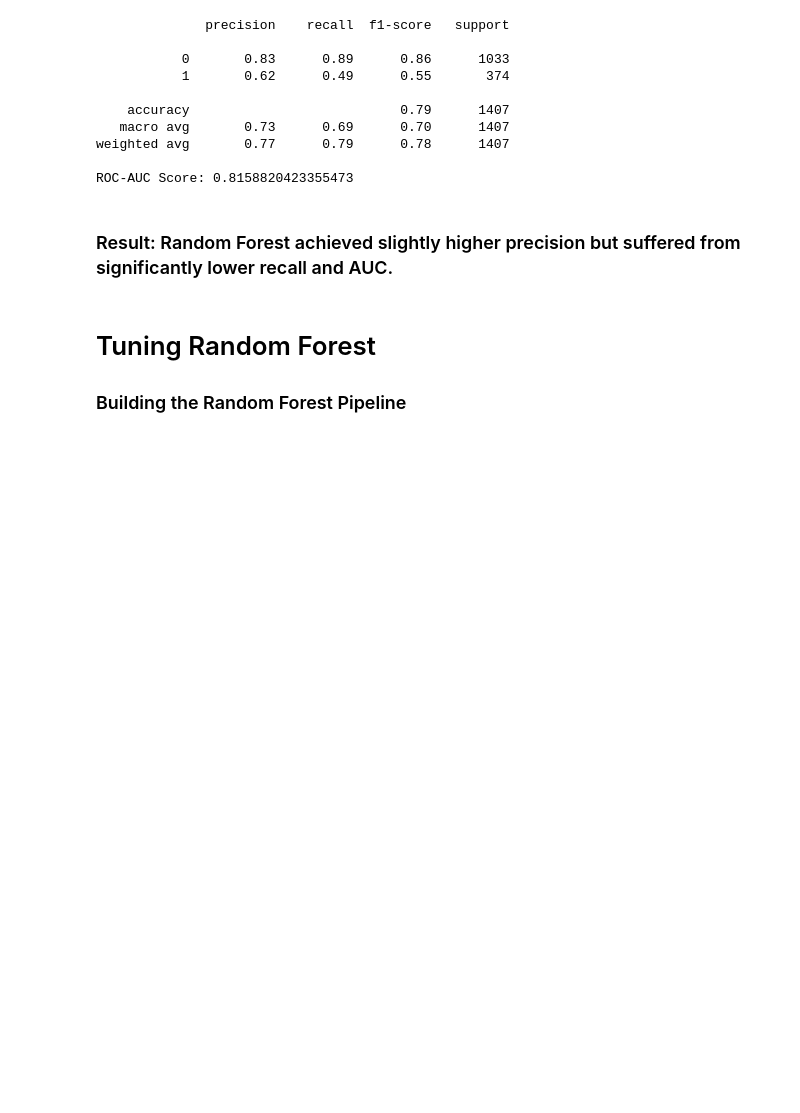
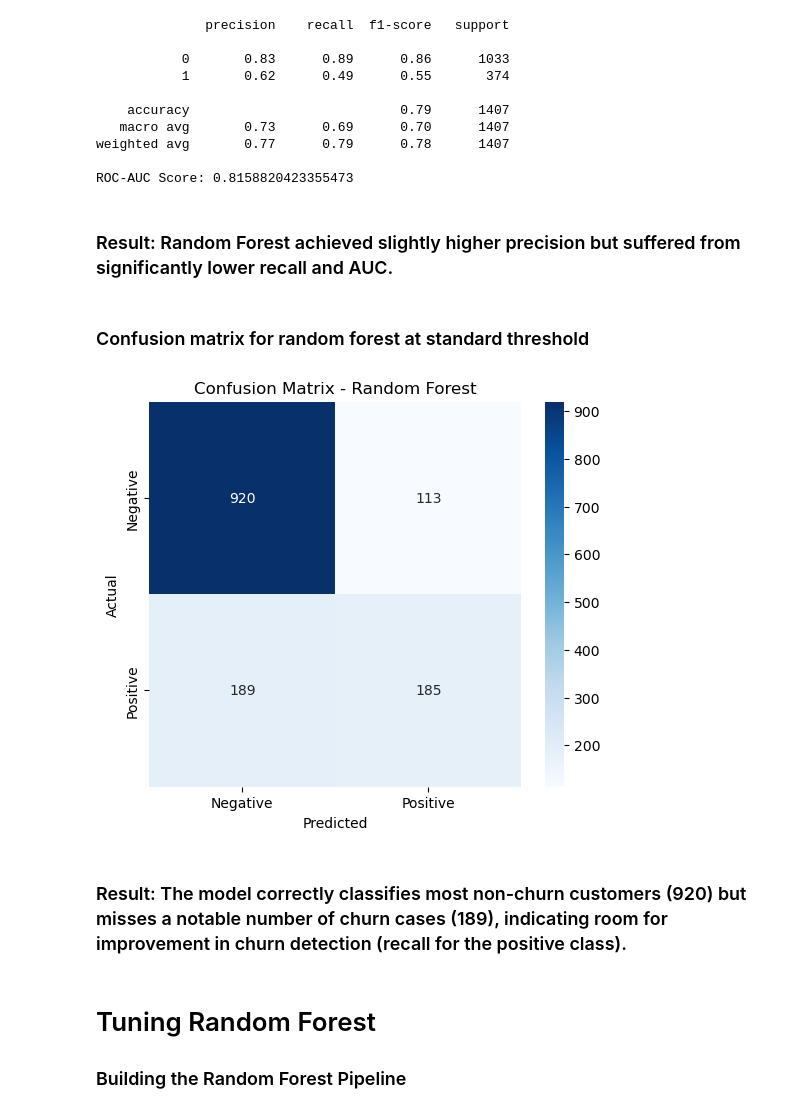
Before and after one commit to perfectevans/customer-churn-prediction, a Jupyter notebook: notebooks/customer_churn_prediction.ipynb, the cells around one changed output. Drawn from its saved outputs; the diff is of its cells as text; code cells hidden in the pictures; blank space fills up the shorter version.

```diff
--- a/notebooks/customer_churn_prediction.ipynb
+++ b/notebooks/customer_churn_prediction.ipynb
@@ -740,6 +764,23 @@ weighted avg       0.77      0.79      0.78      1407
 ROC-AUC Score: 0.8158820423355473
 # %% [markdown]
 ### Result: Random Forest achieved slightly higher precision but suffered from significantly lower recall and AUC.
+# %% [markdown]
+### Confusion matrix for random forest at standard threshold
+# %%
+# Confusion Matrix
+cm = confusion_matrix(y_test, y_pred_rf)
+
+# Plot Confusion Matrix using Seaborn heatmap
+plt.figure(figsize=(6, 5))
+sns.heatmap(cm, annot=True, fmt='d', cmap='Blues', xticklabels=['Negative', 'Positive'], yticklabels=['Negative', 'Positive'])
+plt.xlabel('Predicted')
+plt.ylabel('Actual')
+plt.title('Confusion Matrix - Random Forest')
+plt.show()
+# %% [output]
+[figure, added]
+# %% [markdown]
+### Result: The model correctly classifies most non-churn customers (920) but misses a notable number of churn cases (189), indicating room for improvement in churn detection (recall for the positive class).
 # %% [markdown]
 # Tuning Random Forest
 ### Building the Random Forest Pipeline
```
Also changed, not shown: parts of 55 cells of this notebook.
